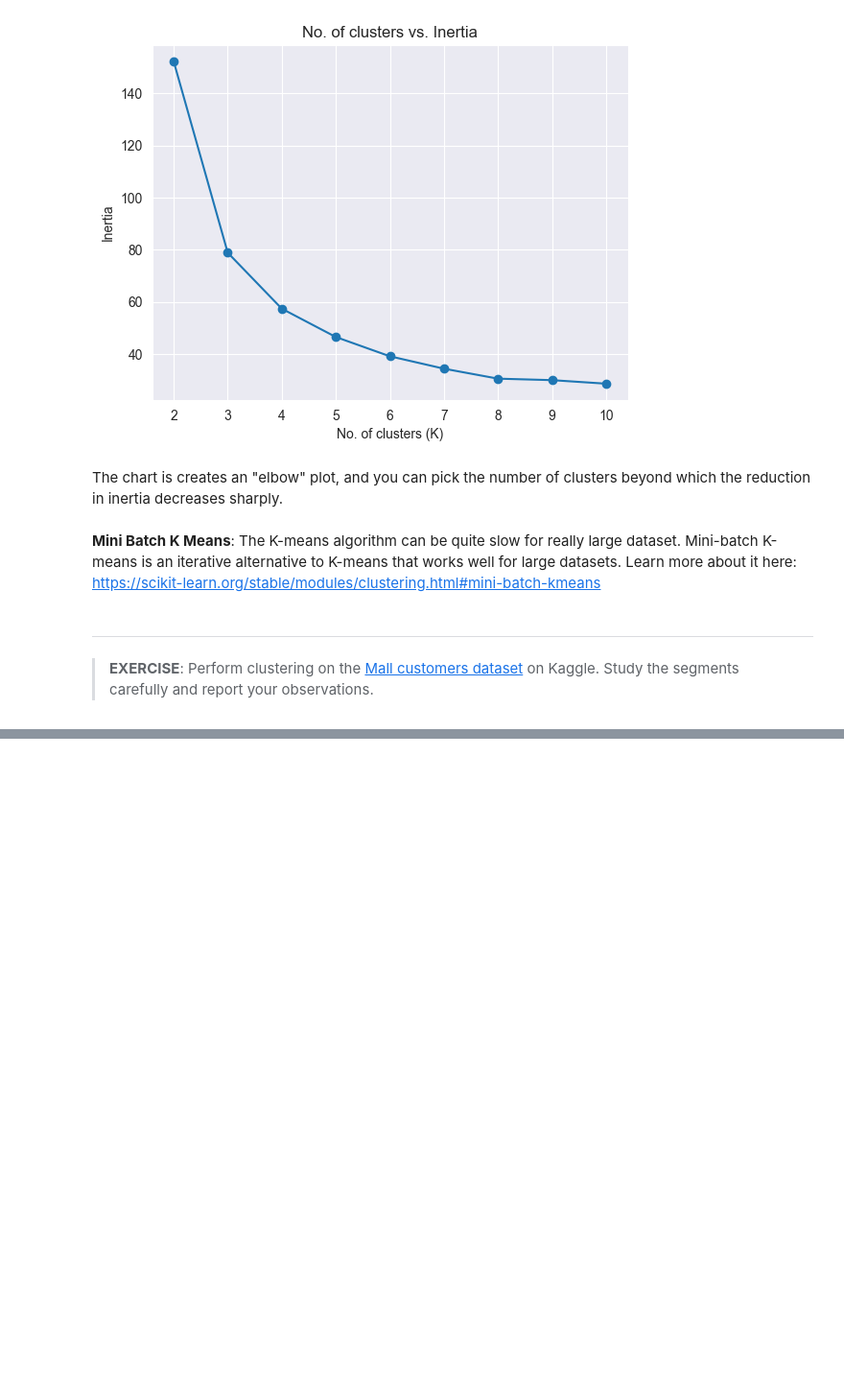
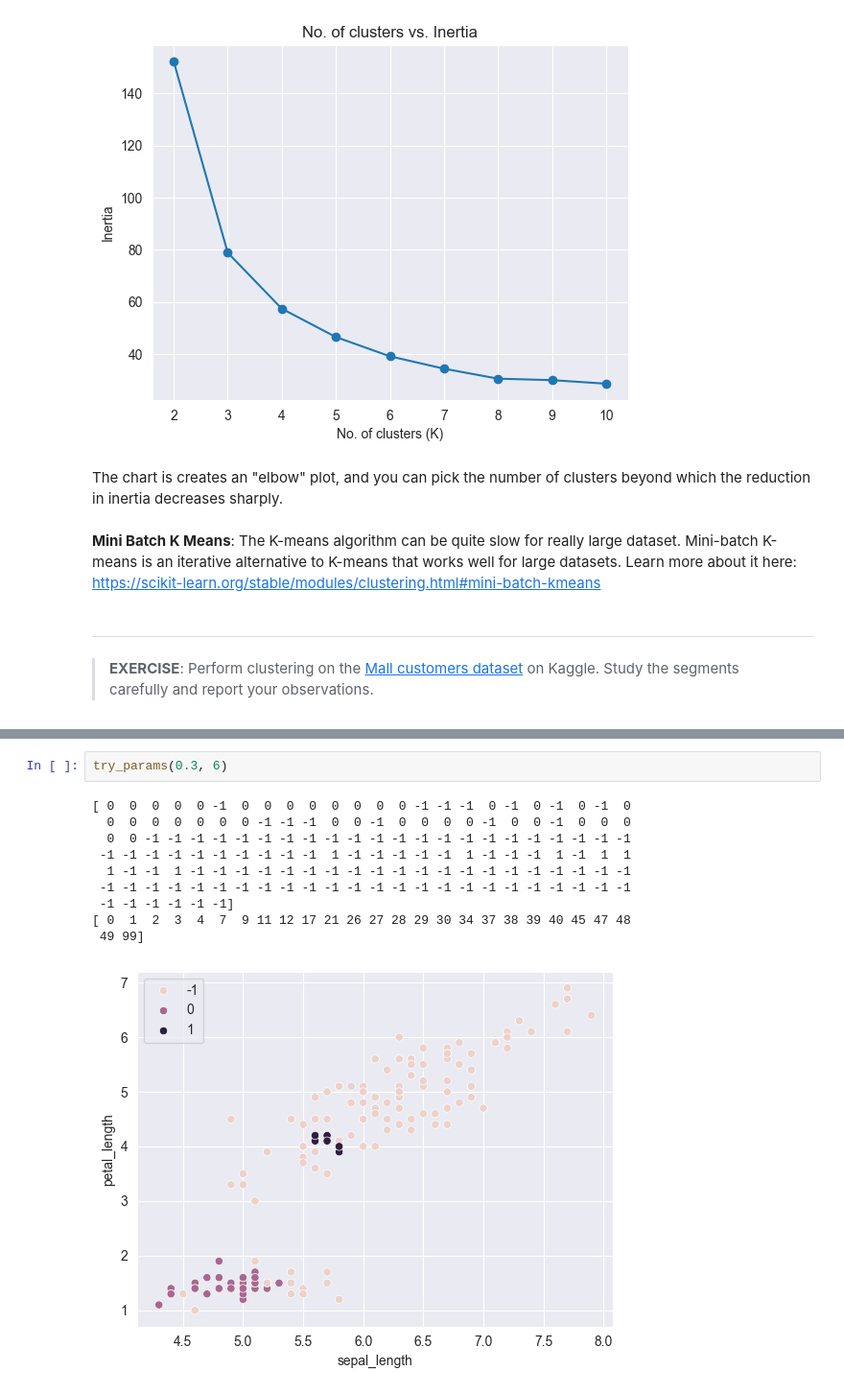
Before and after one commit to McLight-Note/AI-self-study, a Jupyter notebook: Project_12_Repeating/Unsupervised Learning/file.ipynb, the cells around one changed output, grey strips where cells are left out. Shown at 96% size. Drawn from its saved outputs; the diff is of its cells as text; blank space fills up the shorter version.

```diff
--- a/Project_12_Repeating/Unsupervised Learning/file.ipynb
+++ b/Project_12_Repeating/Unsupervised Learning/file.ipynb
@@ -398,0 +352,13 @@ Subclasses:
+# %%
+try_params(0.3, 6)
+# %% [output]
+[ 0  0  0  0  0 -1  0  0  0  0  0  0  0  0 -1 -1 -1  0 -1  0 -1  0 -1  0
+  0  0  0  0  0  0  0 -1 -1 -1  0  0 -1  0  0  0  0 -1  0  0 -1  0  0  0
+  0  0 -1 -1 -1 -1 -1 -1 -1 -1 -1 -1 -1 -1 -1 -1 -1 -1 -1 -1 -1 -1 -1 -1
+ -1 -1 -1 -1 -1 -1 -1 -1 -1 -1  1 -1 -1 -1 -1 -1  1 -1 -1 -1  1 -1  1  1
+  1 -1 -1  1 -1 -1 -1 -1 -1 -1 -1 -1 -1 -1 -1 -1 -1 -1 -1 -1 -1 -1 -1 -1
+ -1 -1 -1 -1 -1 -1 -1 -1 -1 -1 -1 -1 -1 -1 -1 -1 -1 -1 -1 -1 -1 -1 -1 -1
+ -1 -1 -1 -1 -1 -1]
+[ 0  1  2  3  4  7  9 11 12 17 21 26 27 28 29 30 34 37 38 39 40 45 47 48
+ 49 99]
+[figure, added]
```
Also changed, not shown: parts of 29 cells of this notebook.
